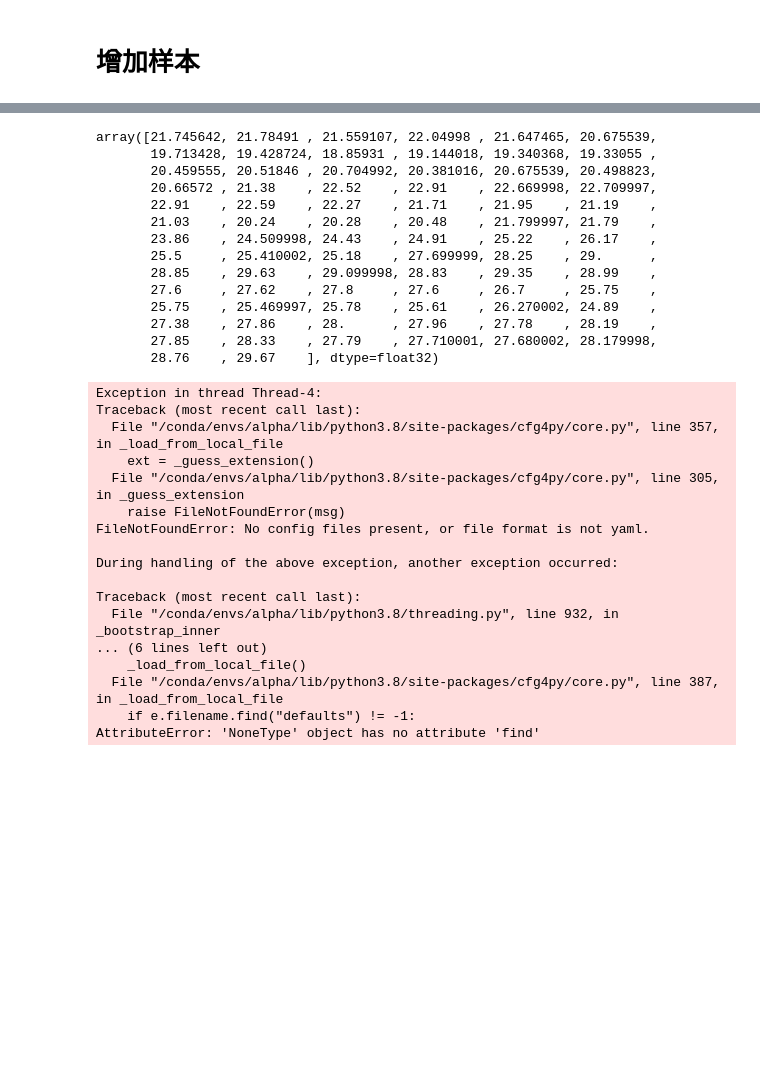
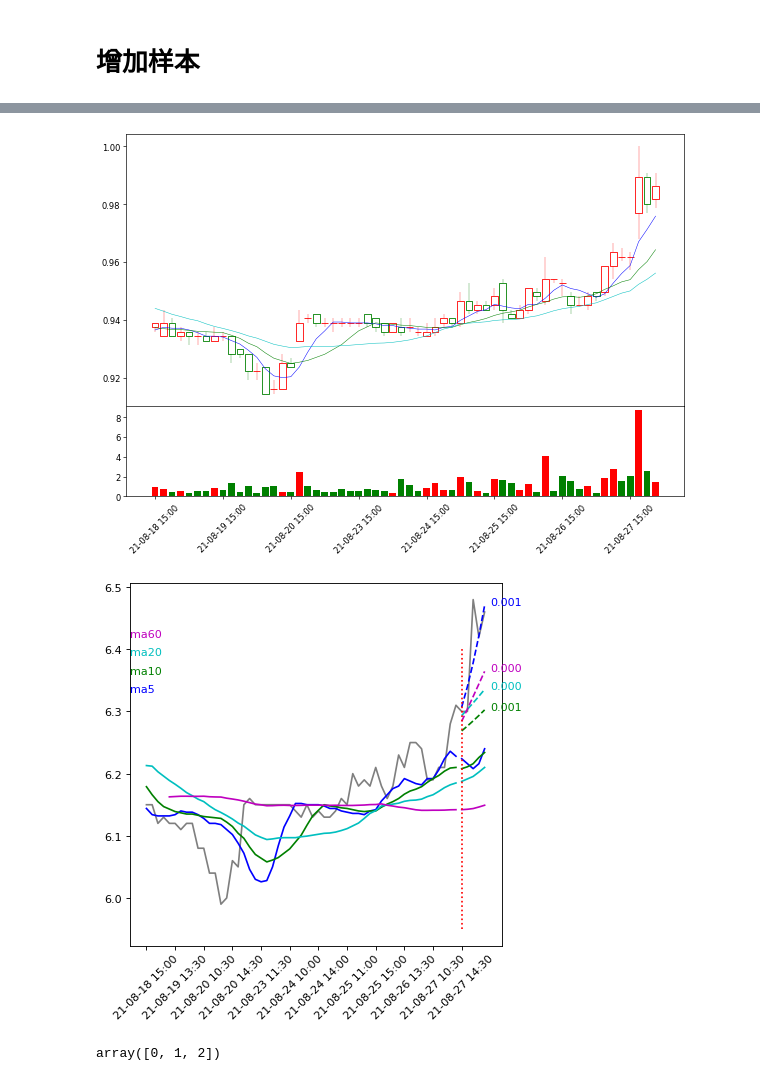
Before and after one commit to zillionare/alpha, a Jupyter notebook: alpha/notebook/twins.ipynb, the cells around one changed output, grey strips where cells are left out. Cells and saved outputs as stored; diff of their text form; code cells hidden in the pictures; blank space fills up the shorter version.

```diff
--- a/alpha/notebook/twins.ipynb
+++ b/alpha/notebook/twins.ipynb
@@ -57,3 +32,16 @@ ValueError: 'v1' is not a valid FrameType
+# %%
+async def get_bars(code:str, n:int, end:str=None, frame_type:str="1d"):
+    if code.startswith("6"):
+        code += ".XSHG"
+    else:
+        code += ".XSHE"
+    sec = Security(code)
+    frame_type = FrameType(frame_type)
+    end = arrow.now() if end is None else arrow.get(end)
+    end = tf.floor(end, frame_type)
+
+    start = tf.shift(end, -n + 1, frame_type)
+    return await sec.load_bars(start, end, frame_type)
 # %% [markdown]
 # 加载数据
 # %%
@@ -140,34 +100,15 @@ array([(datetime.date(2021, 4, 28), 21.922354, 22.177608, 21.608196, 21.745642,
-# %%
-bars['close']
-# %% [output]
-array([21.745642, 21.78491 , 21.559107, 22.04998 , 21.647465, 20.675539,
-       19.713428, 19.428724, 18.85931 , 19.144018, 19.340368, 19.33055 ,
-       20.459555, 20.51846 , 20.704992, 20.381016, 20.675539, 20.498823,
-       20.66572 , 21.38    , 22.52    , 22.91    , 22.669998, 22.709997,
-       22.91    , 22.59    , 22.27    , 21.71    , 21.95    , 21.19    ,
-       21.03    , 20.24    , 20.28    , 20.48    , 21.799997, 21.79    ,
-       23.86    , 24.509998, 24.43    , 24.91    , 25.22    , 26.17    ,
-       25.5     , 25.410002, 25.18    , 27.699999, 28.25    , 29.      ,
-       28.85    , 29.63    , 29.099998, 28.83    , 29.35    , 28.99    ,
-       27.6     , 27.62    , 27.8     , 27.6     , 26.7     , 25.75    ,
-       25.75    , 25.469997, 25.78    , 25.61    , 26.270002, 24.89    ,
-       27.38    , 27.86    , 28.      , 27.96    , 27.78    , 28.19    ,
-       27.85    , 28.33    , 27.79    , 27.710001, 27.680002, 28.179998,
-       28.76    , 29.67    ], dtype=float32)
-Exception in thread Thread-4:
-Traceback (most recent call last):
-  File "/conda/envs/alpha/lib/python3.8/site-packages/cfg4py/core.py", line 357, in _load_from_local_file
-    ext = _guess_extension()
-  File "/conda/envs/alpha/lib/python3.8/site-packages/cfg4py/core.py", line 305, in _guess_extension
-    raise FileNotFoundError(msg)
-FileNotFoundError: No config files present, or file format is not yaml.
-
-During handling of the above exception, another exception occurred:
-
-Traceback (most recent call last):
-  File "/conda/envs/alpha/lib/python3.8/threading.py", line 932, in _bootstrap_inner
-... (6 lines left out)
-    _load_from_local_file()
-  File "/conda/envs/alpha/lib/python3.8/site-packages/cfg4py/core.py", line 387, in _load_from_local_file
-    if e.filename.find("defaults") != -1:
-AttributeError: 'NoneType' object has no attribute 'find'
+# %%
+zgc_30 = await get_bars("000931", 120, "2021-08-30 11:00", "30m")
+# %%
+cs = Candlestick(row=2, fig_size=(12,8))
+cs.plot(zgc_30, [5, 10, 20])
+# %% [output]
+[figure, added]
+# %%
+draw_trendline(zgc_30, 5)
+# %% [output]
+[figure, added]
+# %%
+np.argsort([1,2,3])
+# %% [output]
+array([0, 1, 2])
```
Also changed, not shown: parts of 3 cells of this notebook, 1 other file.
